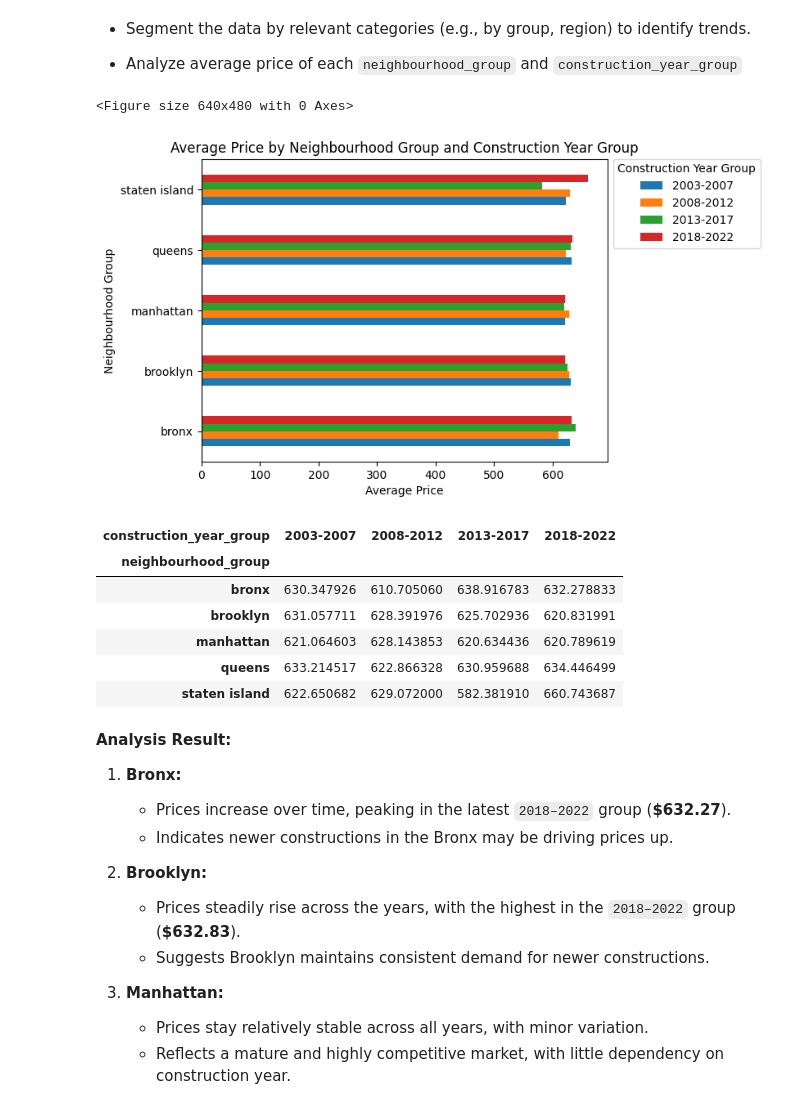
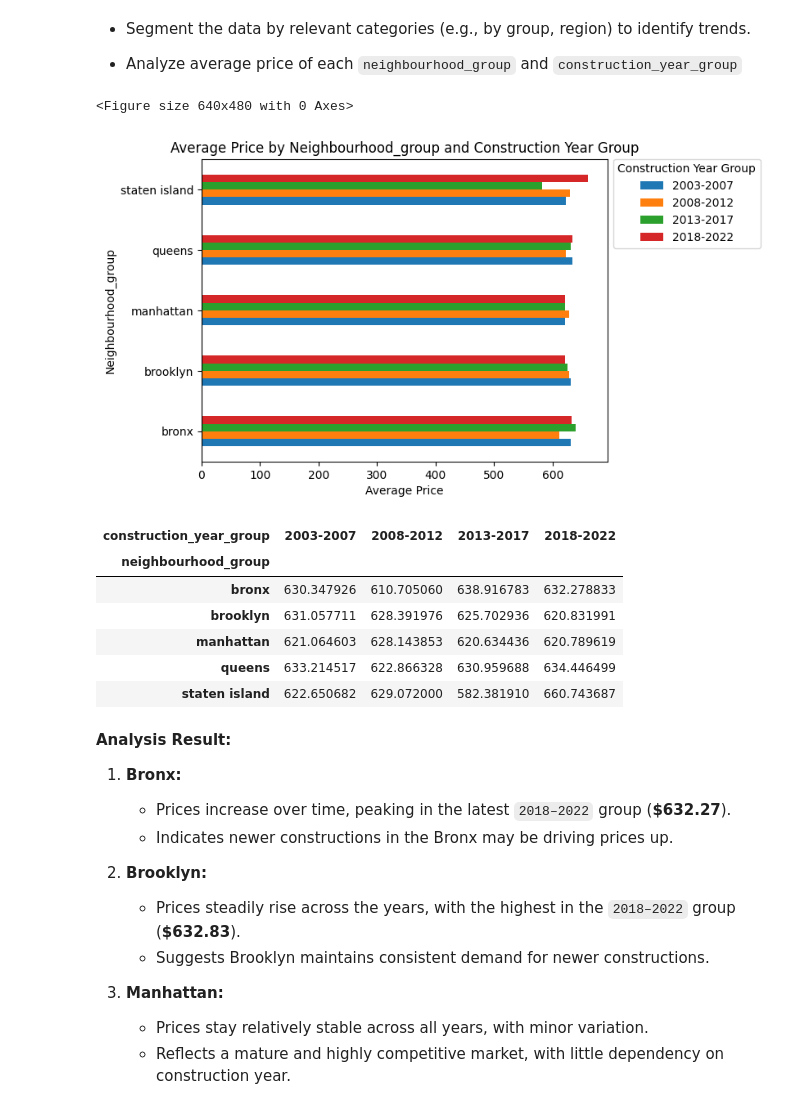
Before and after one commit to tuhanren/Airbnb-Data-Analysis, a Jupyter notebook: Final_Project_Group15.ipynb, the cells around one changed output. Saved outputs shown, nothing was run; the diff lists cells and outputs as text; code cells hidden in the pictures.

```diff
--- a/Final_Project_Group15.ipynb
+++ b/Final_Project_Group15.ipynb
@@ -1027,18 +1022,19 @@ neighbourhood_group_price(df)
 # %% [markdown]
 *   Segment the data by relevant categories (e.g., by group, region) to identify trends.
   - Analyze average price of each `neighbourhood_group` and `construction_year_group`
-# %%
-neighbourhood_group_year_analysis(df)
-# %% [output]
-<Figure size 640x480 with 0 Axes>
-[figure, removed]
-| construction_year_group | 2003-2007 | 2008-2012 | 2013-2017 | 2018-2022 |
-| neighbourhood_group |  |  |  |  |
-| bronx | 630.347926 | 610.705060 | 638.916783 | 632.278833 |
-| brooklyn | 631.057711 | 628.391976 | 625.702936 | 620.831991 |
-| manhattan | 621.064603 | 628.143853 | 620.634436 | 620.789619 |
-| queens | 633.214517 | 622.866328 | 630.959688 | 634.446499 |
-| staten island | 622.650682 | 629.072000 | 582.381910 | 660.743687 |
+# %%
+# Analyze the relationship between price and neighbourhood_group and building age by diagram and table
+group_year_price_analysis(df, 'neighbourhood_group')
+# %% [output]
+<Figure size 640x480 with 0 Axes>
+[figure, added]
+| construction_year_group | 2003-2007 | 2008-2012 | 2013-2017 | 2018-2022 |
+| neighbourhood_group |  |  |  |  |
+| bronx | 630.347926 | 610.705060 | 638.916783 | 632.278833 |
+| brooklyn | 631.057711 | 628.391976 | 625.702936 | 620.831991 |
+| manhattan | 621.064603 | 628.143853 | 620.634436 | 620.789619 |
+| queens | 633.214517 | 622.866328 | 630.959688 | 634.446499 |
+| staten island | 622.650682 | 629.072000 | 582.381910 | 660.743687 |
 # %% [markdown]
 **Analysis Result:**
 1. **Bronx:**
```
Also changed, not shown: parts of 8 cells of this notebook.
